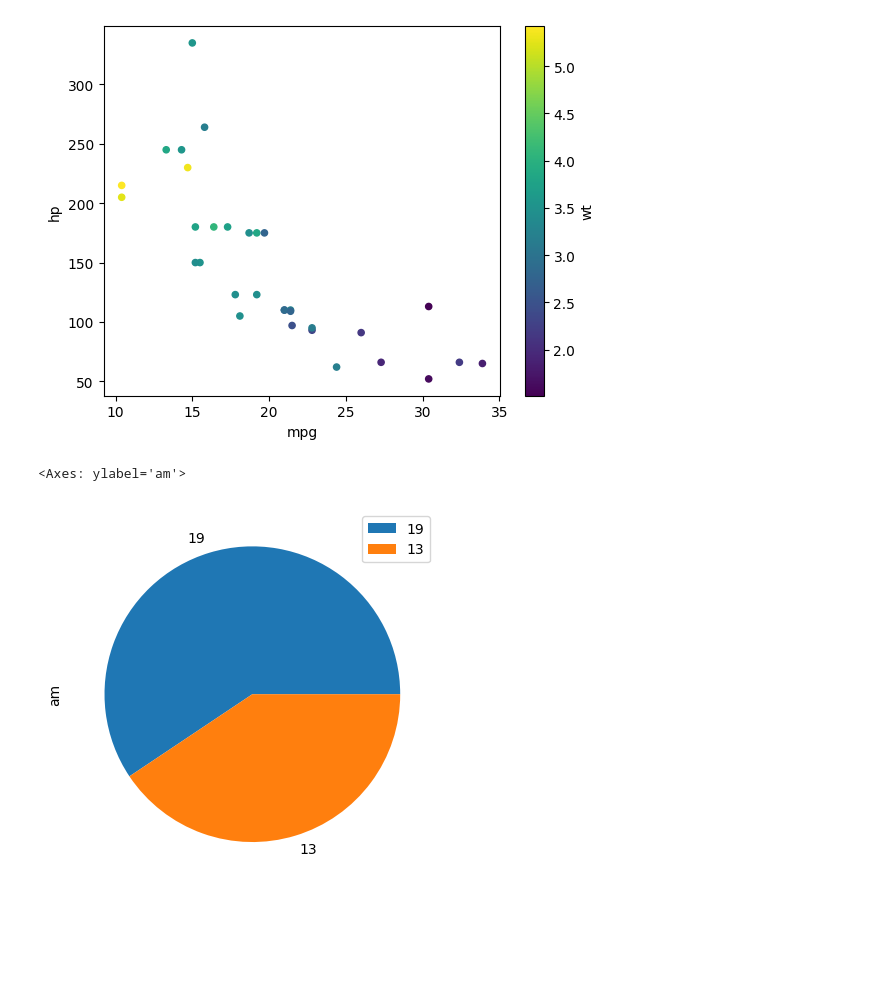
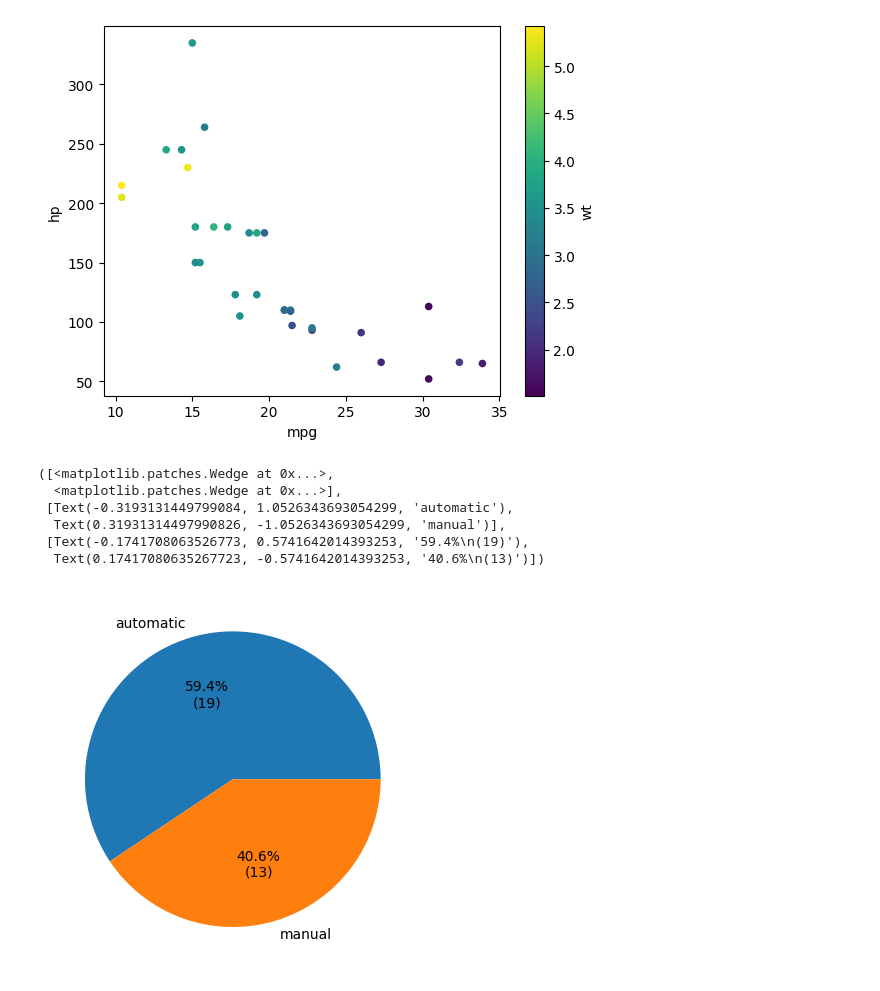
Before and after one commit to alexrbrett/is_4487, a Jupyter notebook: Labs/Scripts/lab1_python_intro.ipynb, the cells around one changed output. Drawn from its saved outputs; the diff is of its cells as text; code cells hidden in the pictures; blank space fills up the shorter version.

```diff
--- a/Labs/Scripts/lab1_python_intro.ipynb
+++ b/Labs/Scripts/lab1_python_intro.ipynb
@@ -194,10 +192,27 @@ df.plot.scatter(x='mpg',y='hp',c='wt')
 
 #Assignment Tasks
 #Create a pie chart showing the count of cars by transmission type
-# %%
-#Your code goes here
-s = df["am"].value_counts()
-s.plot.pie(labels=(s[0], s[1]))
-# %% [output]
-<Axes: ylabel='am'>
-[figure, removed]
+# %%
+#Your code goes here
+# s = df["am"].value_counts()
+# s.plot.pie(labels=(s[0], s[1]))
+#https://stackoverflow.com/a/71515035/2901002
+def autopct_format(values):
+        def my_format(pct):
+            total = sum(values)
+            val = int(round(pct*total/100.0))
+            return '{:.1f}%\n({v:d})'.format(pct, v=val)
+        return my_format
+
+s = df['am'].value_counts()
+mpl.pyplot.pie(s,labels = ('automatic', 'manual'), autopct=autopct_format(s))
+#pandas only alternative
+#s.plot.pie(autopct=autopct_format(s))
+# %% [output]
+([<matplotlib.patches.Wedge at 0x...>,
+  <matplotlib.patches.Wedge at 0x...>],
+ [Text(-0.3193131449799084, 1.0526343693054299, 'automatic'),
+  Text(0.31931314497990826, -1.0526343693054299, 'manual')],
+ [Text(-0.1741708063526773, 0.5741642014393253, '59.4%\n(19)'),
+  Text(0.17417080635267723, -0.5741642014393253, '40.6%\n(13)')])
+[figure, added]
```
Also changed, not shown: parts of 1 cell of this notebook.
